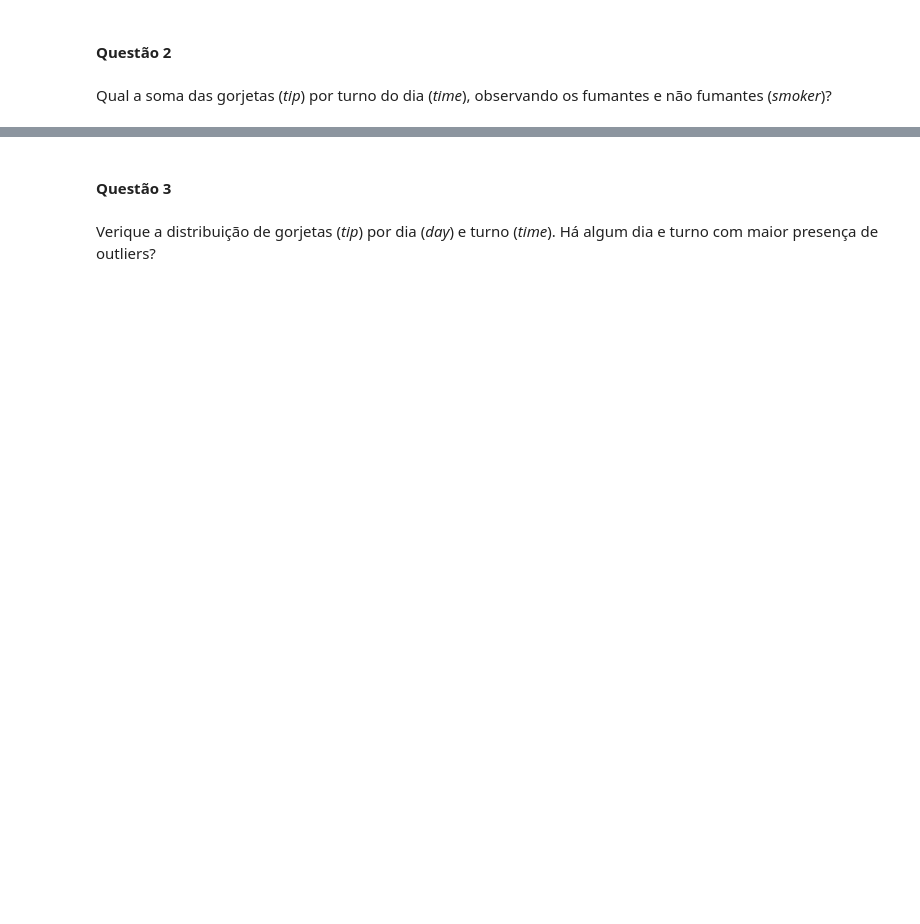
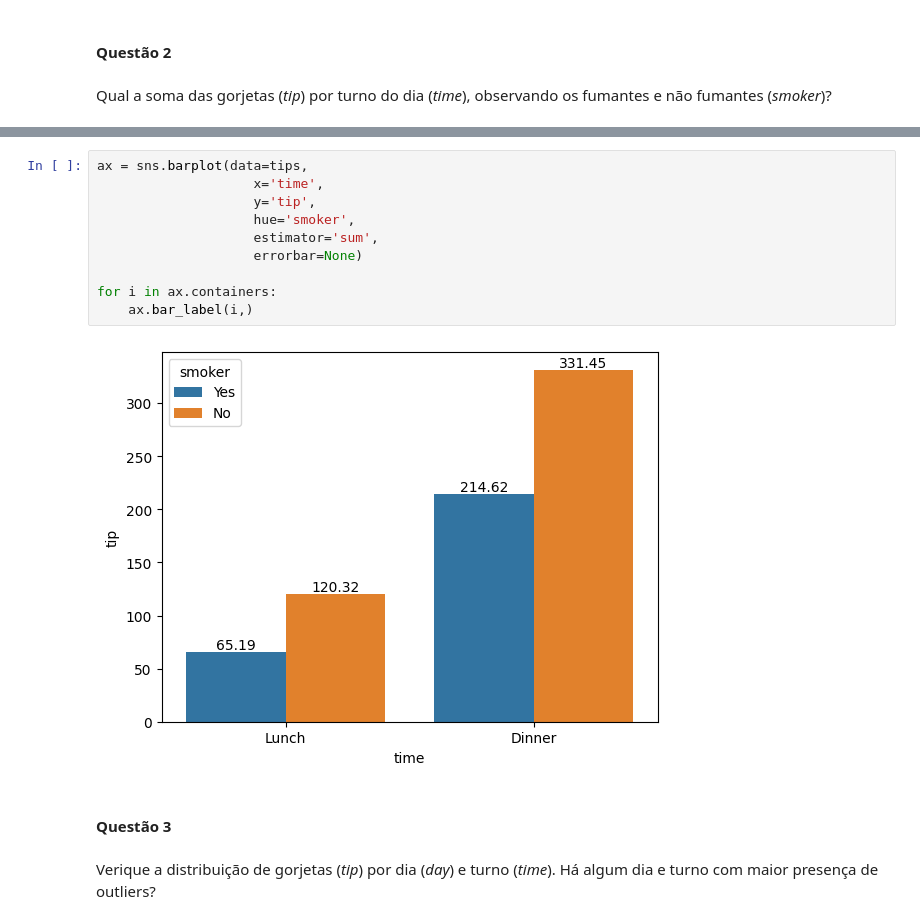
Before and after one commit to Rabittencourt/pdt_suzano_turma892, a Jupyter notebook: modulo_tp2/aula_3/Aula 3 - Seaborn.ipynb, the cells around one changed output, grey strips where cells are left out. Drawn from its saved outputs; the diff is of its cells as text; blank space fills up the shorter version.

```diff
--- a/modulo_tp2/aula_3/Aula 3 - Seaborn.ipynb
+++ b/modulo_tp2/aula_3/Aula 3 - Seaborn.ipynb
@@ -390,3 +445,15 @@ Qual a soma das gorjetas (*tip*) por turno do dia (*time*), observando os fumant
+# %%
+ax = sns.barplot(data=tips,
+                    x='time',
+                    y='tip',
+                    hue='smoker',
+                    estimator='sum',
+                    errorbar=None)
+
+for i in ax.containers:
+    ax.bar_label(i,)
+# %% [output]
+[figure, added]
 # %% [markdown]
 #### Questão 3
 # %% [markdown]
```
Also changed, not shown: parts of 20 cells of this notebook, 2 other files.
